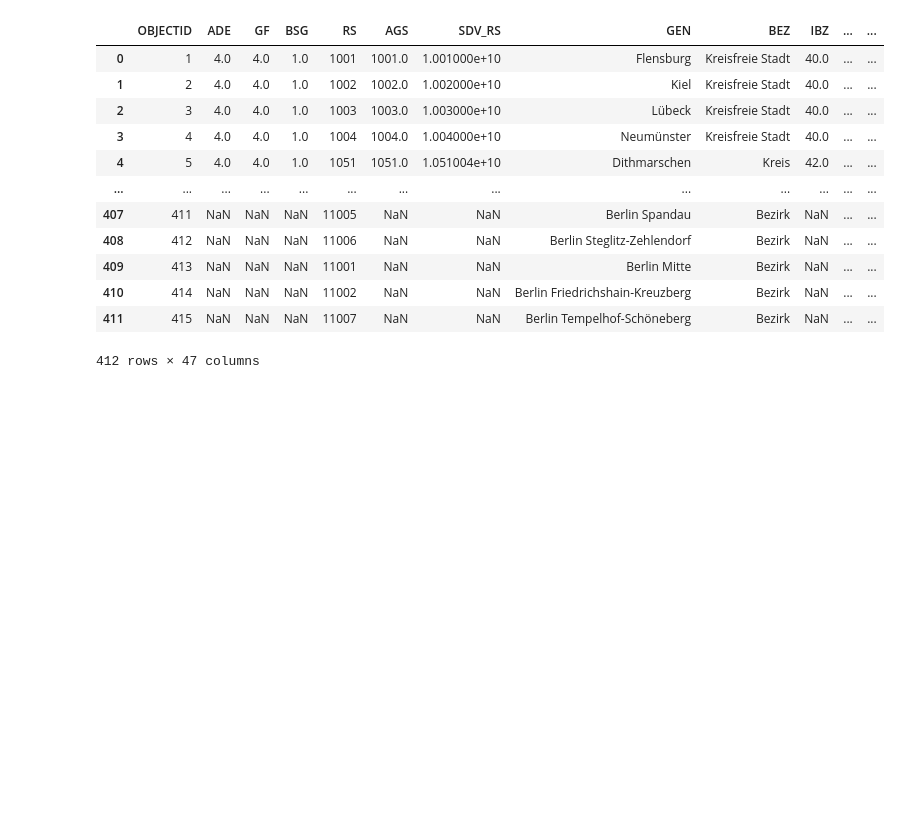
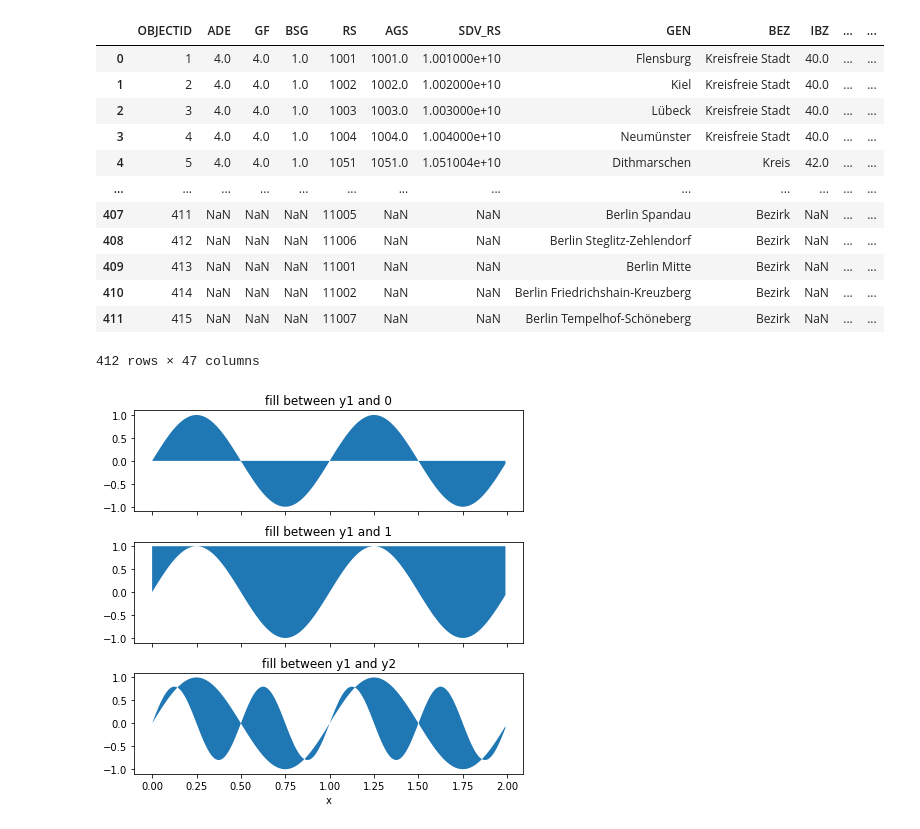
Before and after one commit to leanderbuerkin/germany_model_reconstruction, a Jupyter notebook: 25032021_germany_model_reconstruction.ipynb, the cells around one changed output. Drawn from its saved outputs; the diff is of its cells as text; code cells hidden in the pictures; blank space fills up the shorter version.

```diff
--- a/25032021_germany_model_reconstruction.ipynb
+++ b/25032021_germany_model_reconstruction.ipynb
@@ -82,3 +82,29 @@ data3
 | 410 | 414 | NaN | NaN | NaN | 11002 | NaN | NaN | Berlin Friedrichshain-Kreuzberg | Bezirk | NaN | ... | ... |
 | 411 | 415 | NaN | NaN | NaN | 11007 | NaN | NaN | Berlin Tempelhof-Schöneberg | Bezirk | NaN | ... | ... |
 412 rows × 47 columns
+# %%
+
+import numpy as np
+
+import matplotlib.pyplot as plt
+
+
+
+x = np.arange(0.0, 2, 0.01)
+y1 = np.sin(2 * np.pi * x)
+y2 = 0.8 * np.sin(4 * np.pi * x)
+
+fig, (ax1, ax2, ax3) = plt.subplots(3, 1, sharex=True, figsize=(6, 6))
+
+ax1.fill_between(x, y1)
+ax1.set_title('fill between y1 and 0')
+
+ax2.fill_between(x, y1, 1)
+ax2.set_title('fill between y1 and 1')
+
+ax3.fill_between(x, y1, y2)
+ax3.set_title('fill between y1 and y2')
+ax3.set_xlabel('x')
+fig.tight_layout()
+# %% [output]
+[figure, added]
```
